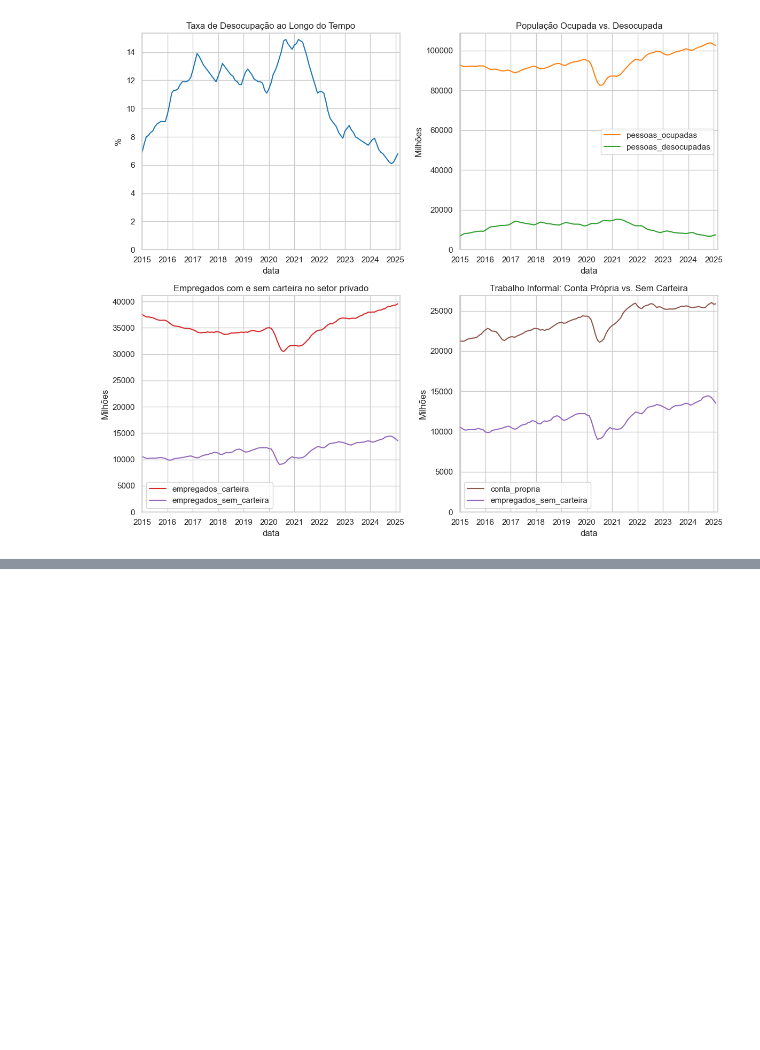
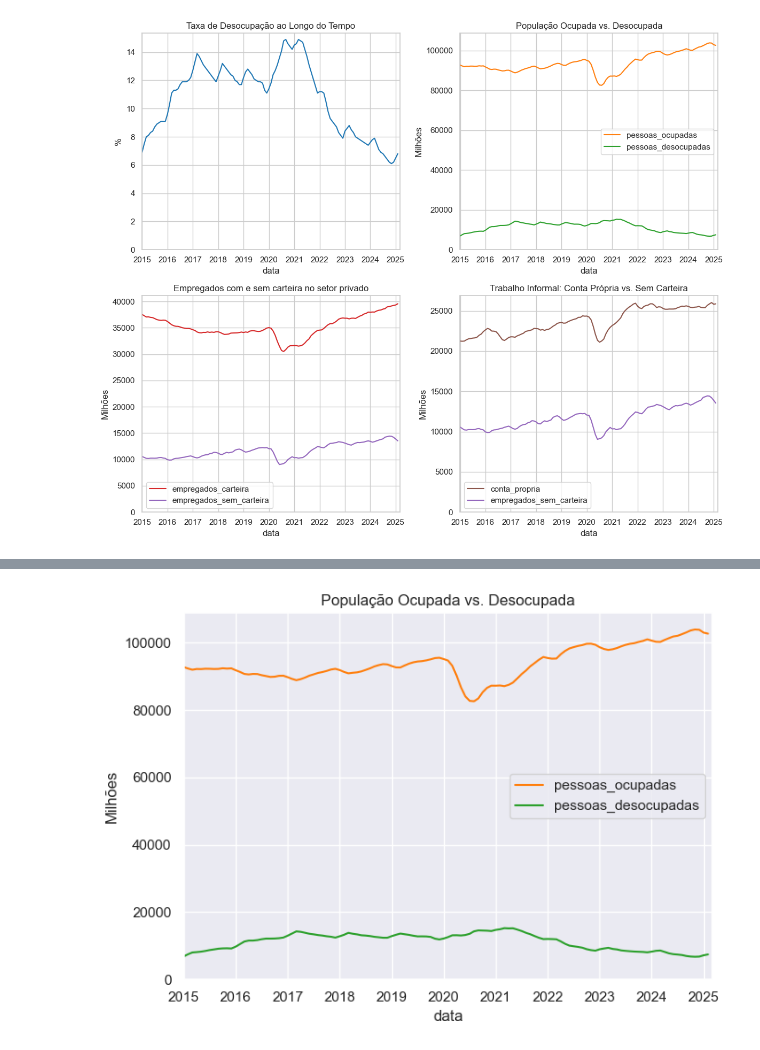
Before and after one commit to Polatto/Case_data_trainee, a Jupyter notebook: Case_dataviz.ipynb, the cells around one changed output, grey strips where cells are left out. Saved outputs shown, nothing was run; the diff lists cells and outputs as text; code cells hidden in the pictures; blank space fills up the shorter version.

```diff
--- a/Case_dataviz.ipynb
+++ b/Case_dataviz.ipynb
@@ -219,0 +215,16 @@ plt.show()
+# %%
+fig, ax = plt.subplots(figsize=(7, 5))
+
+# População ocupada x desocupada
+df_emprego[['pessoas_ocupadas', 'pessoas_desocupadas']].plot(
+    ax=ax, color=[cores["pessoas_ocupadas"], cores["pessoas_desocupadas"]]
+)
+ax.set_title("População Ocupada vs. Desocupada")
+ax.set_ylabel("Milhões")
+ax.set_ylim(0)
+
+
+plt.tight_layout()
+plt.show()
+# %% [output]
+[figure, added]
```
Also changed, not shown: parts of 8 cells of this notebook.
